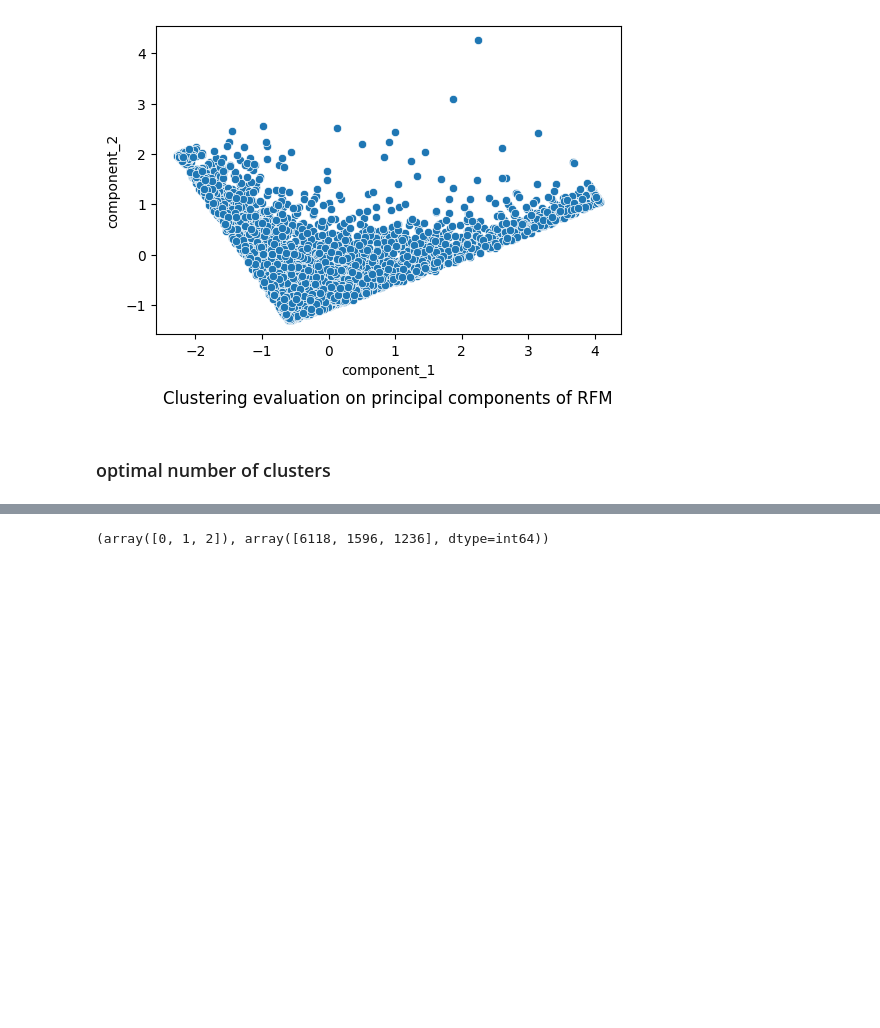
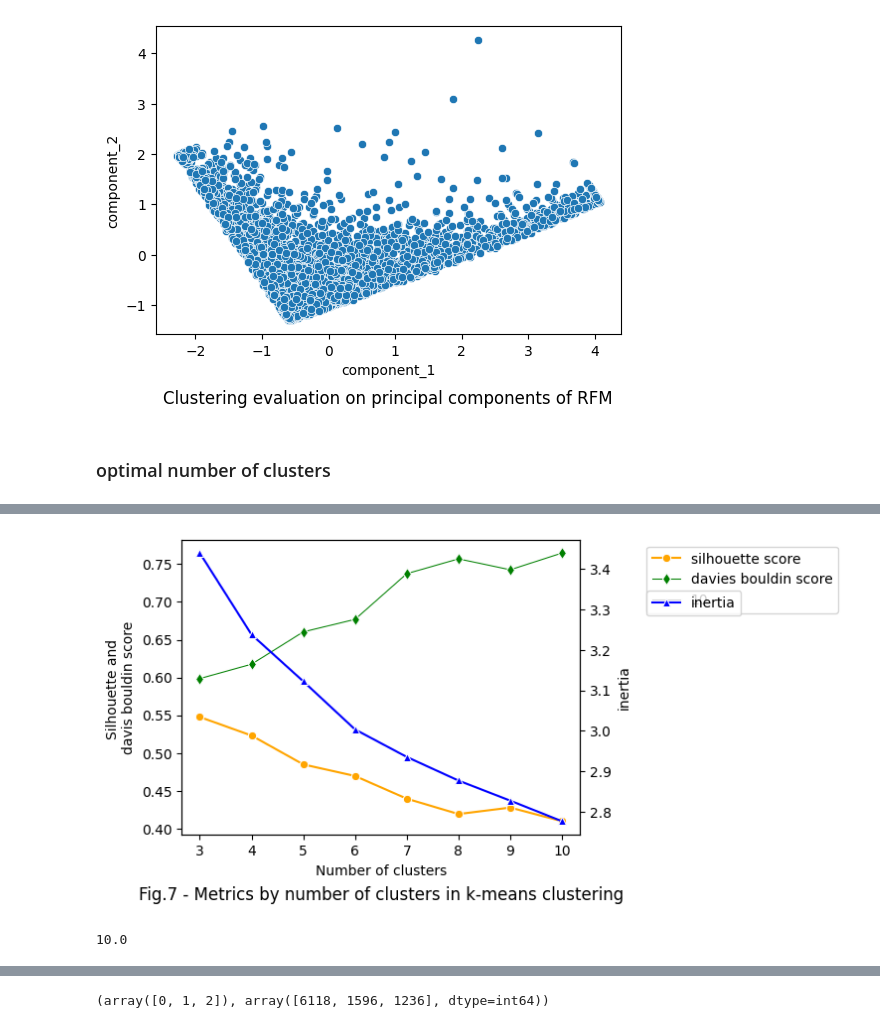
Before and after one commit to Alex1iv/web_shop_customers_segmentation, a Jupyter notebook: notebooks/webshop_segmentation.ipynb, the cells around one changed output, grey strips where cells are left out. Saved outputs shown, nothing was run; the diff lists cells and outputs as text; code cells hidden in the pictures; blank space fills up the shorter version.

```diff
--- a/notebooks/webshop_segmentation.ipynb
+++ b/notebooks/webshop_segmentation.ipynb
@@ -668,0 +687,28 @@ silhouette_df.head()
+# %%
+plot_counter = 7
+
+fig, ax = plt.subplots(figsize = (8, 4))
+fig = sns.lineplot(data=silhouette_df, x="cluster", y="silhouette", marker= "o",ax=ax, c='orange', label='silhouette score')
+fig = sns.lineplot(data=silhouette_df, x="cluster", y="db_score", marker= "d", size=10, ax=ax, c='green', label='davies bouldin score')
+
+# highlight the optimum value
+xx,yy =  np.argmax(silhouette_df['silhouette'].values), np.max(silhouette_df['silhouette'].values)
+#plt.scatter(x=xx+3, y=yy, marker= "o", c='r',s=80)
+#plt.annotate(f'optimal num_clusters = {xx+2}', xy=(xx+2+0.5, yy))
+minor_ticks = np.arange(1, 10, 0.5)
+major_ticks = np.arange(2, 11, 1)
+ax.set_xticks(major_ticks, minor=True)
+fig.set_xlabel('Number of clusters')
+fig.set_ylabel('Silhouette and \ndavis bouldin score')
+ax.set_title(f'Fig.{plot_counter} - Metrics by number of clusters in k-means clustering', y=-0.25)
+ax.legend(bbox_to_anchor=(1.15, 1))
+
+ax2 = ax.twinx()
+fig = sns.lineplot(data=silhouette_df, x="cluster", y=np.log10(silhouette_df["inertia"]), marker= "^",ax=ax2, c='b', label='inertia')
+#ax2.set_yscale('log')
+sns.move_legend(fig, "upper left", bbox_to_anchor=(1.15, 0.85))
+plt.tight_layout();
+
+plt.savefig(os.path.join(path_figures, f'fig_{plot_counter}.png'))
+# %% [output]
+[figure, added]
@@ -669,3 +733,13 @@ silhouette_df.head()
+# %%
+
+# попытка вызвать функцию с некорректными аргументами
+try:
+    print(get_time(100, 10))
+# должна завершиться с ошибкой ValueError, которую мы выведем в блоке except
+except ValueError as e:
+    print(e)
+# %% [output]
+10.0
 # %%
 plot_counter = 7
 
```
Also changed, not shown: parts of 10 cells of this notebook, 1 other file.
